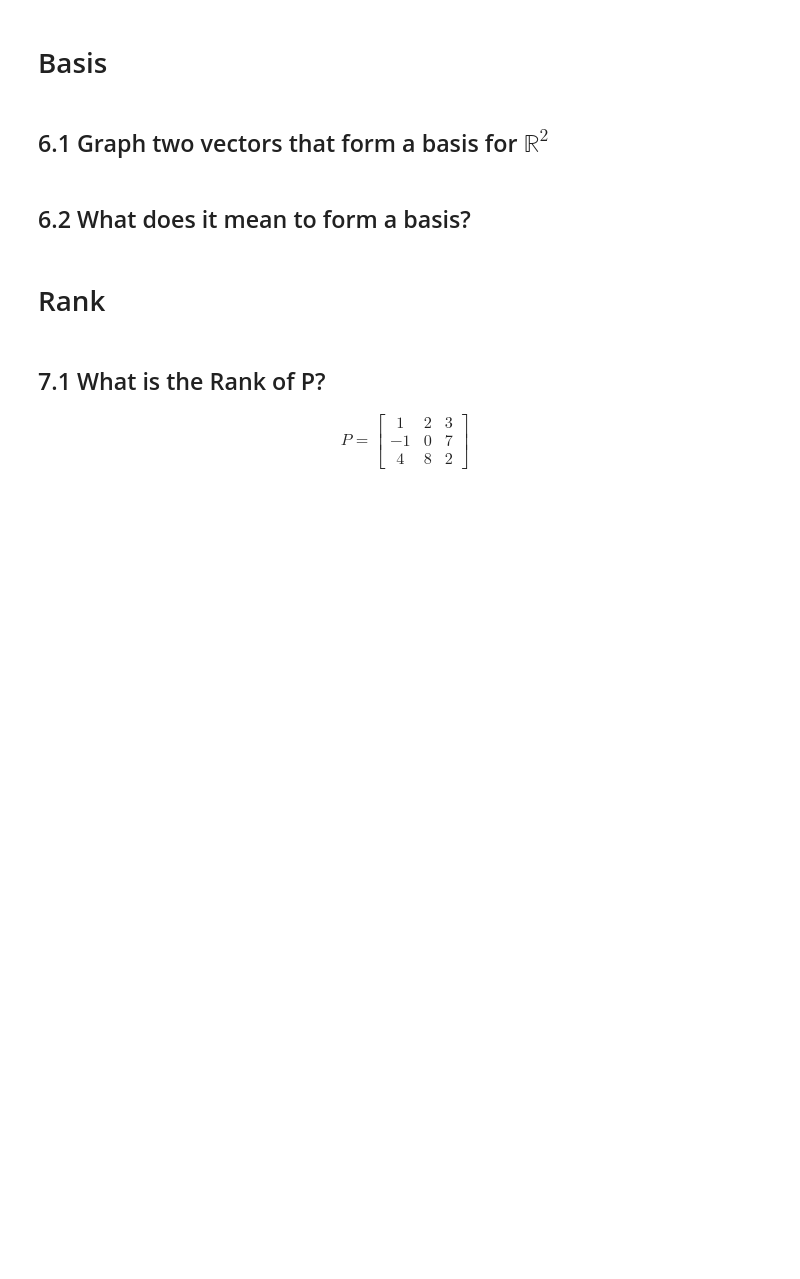
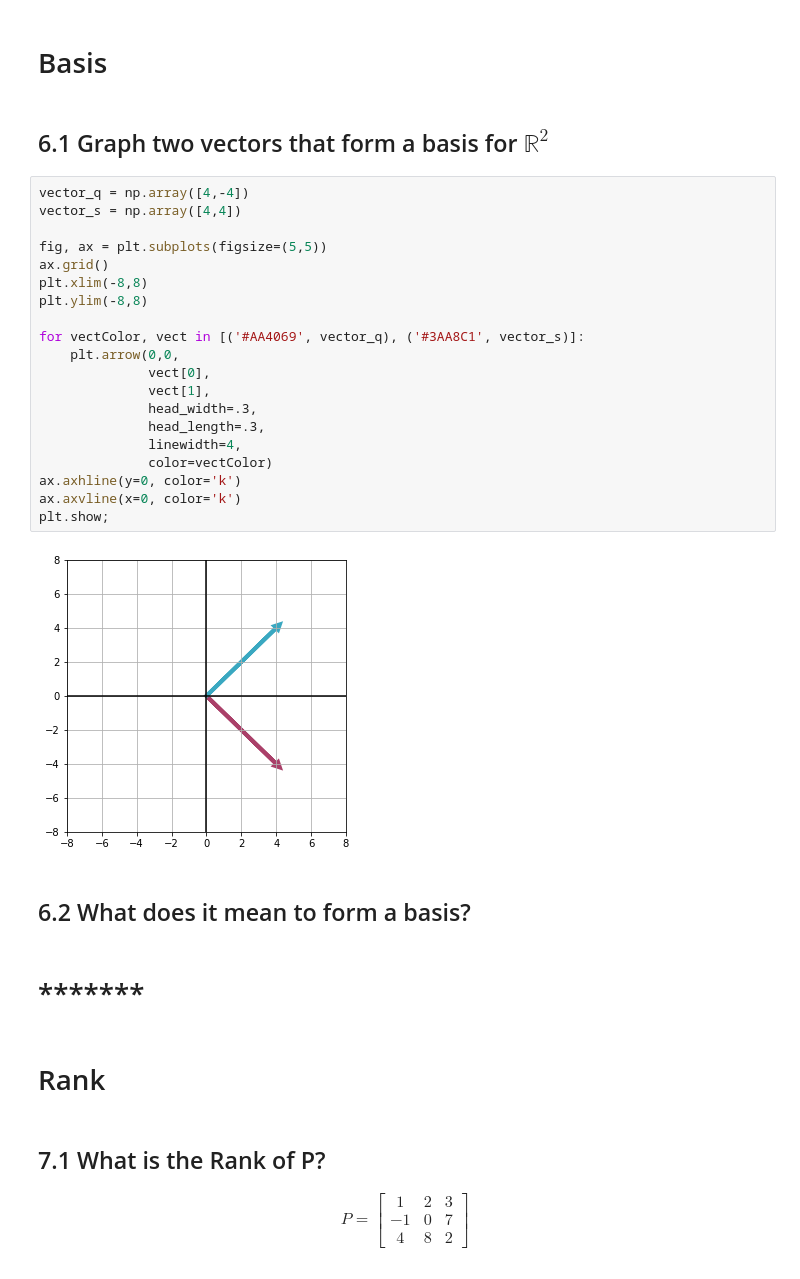
Before and after one commit to ChristianJJohnson/DS-Unit-1-Sprint-3-Linear-Algebra, a Jupyter notebook: module2-intermediate-linear-algebra/LS_DS_132_Intermediate_Linear_Algebra_Assignment.ipynb, the cells around one changed output. Cells and saved outputs as stored; diff of their text form; blank space fills up the shorter version.

```diff
--- a/module2-intermediate-linear-algebra/LS_DS_132_Intermediate_Linear_Algebra_Assignment.ipynb
+++ b/module2-intermediate-linear-algebra/LS_DS_132_Intermediate_Linear_Algebra_Assignment.ipynb
@@ -240,8 +319,32 @@ n = \begin{bmatrix} 4 & 8  & 2\end{bmatrix}
 # Basis
 # %% [markdown]
 ## 6.1 Graph two vectors that form a basis for $\mathbb{R}^2$
+# %%
+vector_q = np.array([4,-4])
+vector_s = np.array([4,4])
+
+fig, ax = plt.subplots(figsize=(5,5))
+ax.grid()
+plt.xlim(-8,8)
+plt.ylim(-8,8)
+
+for vectColor, vect in [('#AA4069', vector_q), ('#3AA8C1', vector_s)]:
+    plt.arrow(0,0,
+              vect[0],
+              vect[1],
+              head_width=.3,
+              head_length=.3,
+              linewidth=4,
+              color=vectColor)
+ax.axhline(y=0, color='k')
+ax.axvline(x=0, color='k')
+plt.show;
+# %% [output]
+[figure, added]
 # %% [markdown]
 ## 6.2 What does it mean to form a basis?
+# %% [markdown]
+# *******
 # %% [markdown]
 # Rank
 # %% [markdown]
```
Also changed, not shown: parts of 12 cells of this notebook.
